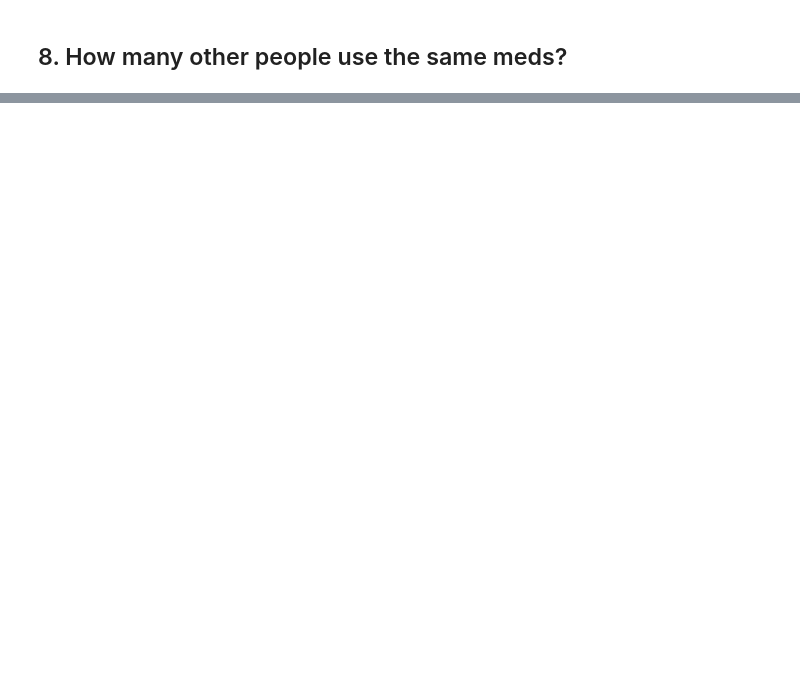
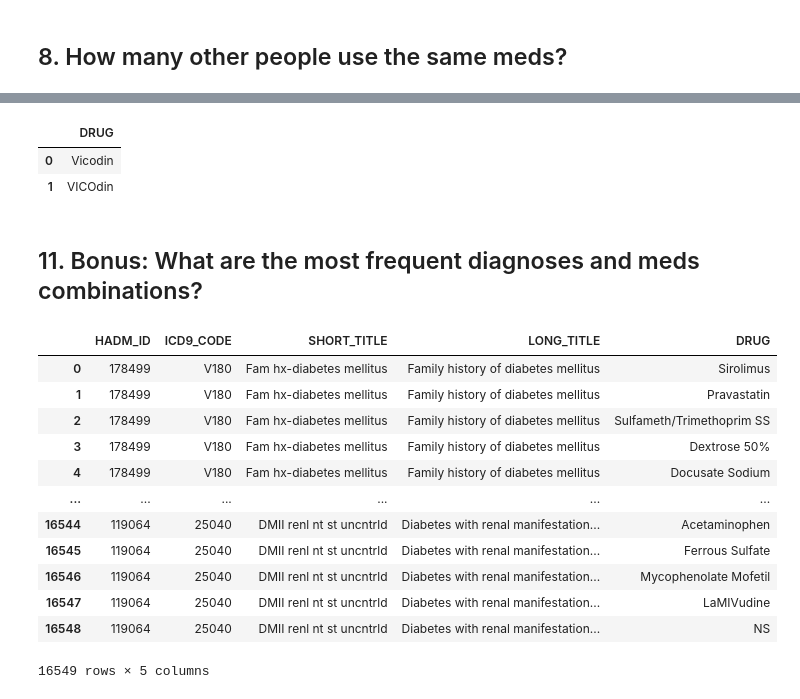
Before and after one commit to ricejfx/aihc, a Jupyter notebook: assignment2.ipynb, the cells around one changed output, grey strips where cells are left out. Saved outputs shown, nothing was run; the diff lists cells and outputs as text; code cells hidden in the pictures; blank space fills up the shorter version.

```diff
--- a/assignment2.ipynb
+++ b/assignment2.ipynb
@@ -614,0 +848,43 @@ order by 1
+# %%
+run_query(
+"""
+select drug from PRESCRIPTIONS where upper(drug) like '%VICODIN%'
+"""
+)
+# %% [output]
+|  | DRUG |
+| 0 | Vicodin |
+| 1 | VICOdin |
+# %% [markdown]
+## 11.  Bonus:  What are the most frequent diagnoses and meds combinations?
+# %%
+run_query(
+"""
+select
+diag.hadm_id,
+diag.icd9_code,
+diag_text.short_title,
+diag_text.long_title,
+rx.drug
+from DIAGNOSES_ICD diag
+inner join D_ICD_DIAGNOSES diag_text
+    on diag.icd9_code = diag_text.icd9_code
+inner join PRESCRIPTIONS rx
+    on diag.hadm_id = rx.hadm_id
+where diag.subject_id = 7666
+"""
+)
+# %% [output]
+|  | HADM_ID | ICD9_CODE | SHORT_TITLE | LONG_TITLE | DRUG |
+| 0 | 178499 | V180 | Fam hx-diabetes mellitus | Family history of diabetes mellitus | Sirolimus |
+| 1 | 178499 | V180 | Fam hx-diabetes mellitus | Family history of diabetes mellitus | Pravastatin |
+| 2 | 178499 | V180 | Fam hx-diabetes mellitus | Family history of diabetes mellitus | Sulfameth/Trimethoprim SS |
+| 3 | 178499 | V180 | Fam hx-diabetes mellitus | Family history of diabetes mellitus | Dextrose 50% |
+| 4 | 178499 | V180 | Fam hx-diabetes mellitus | Family history of diabetes mellitus | Docusate Sodium |
+| ... | ... | ... | ... | ... | ... |
+| 16544 | 119064 | 25040 | DMII renl nt st uncntrld | Diabetes with renal manifestation... | Acetaminophen |
+| 16545 | 119064 | 25040 | DMII renl nt st uncntrld | Diabetes with renal manifestation... | Ferrous Sulfate |
+| 16546 | 119064 | 25040 | DMII renl nt st uncntrld | Diabetes with renal manifestation... | Mycophenolate Mofetil |
+| 16547 | 119064 | 25040 | DMII renl nt st uncntrld | Diabetes with renal manifestation... | LaMIVudine |
+| 16548 | 119064 | 25040 | DMII renl nt st uncntrld | Diabetes with renal manifestation... | NS |
+16549 rows × 5 columns
```
Also changed, not shown: parts of 26 cells of this notebook.
